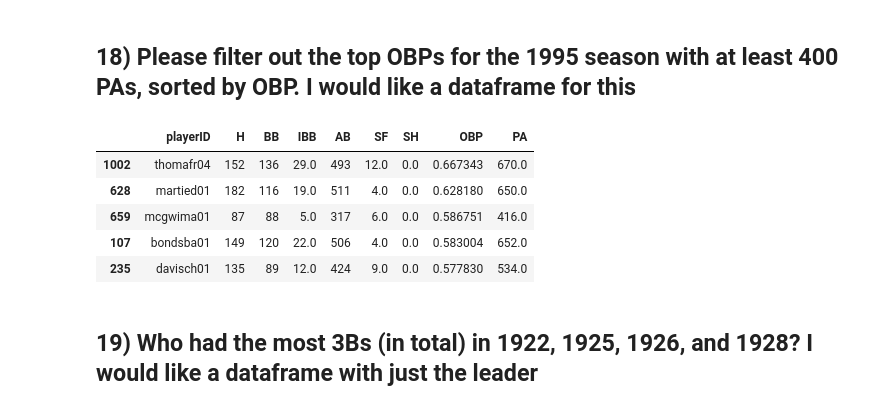
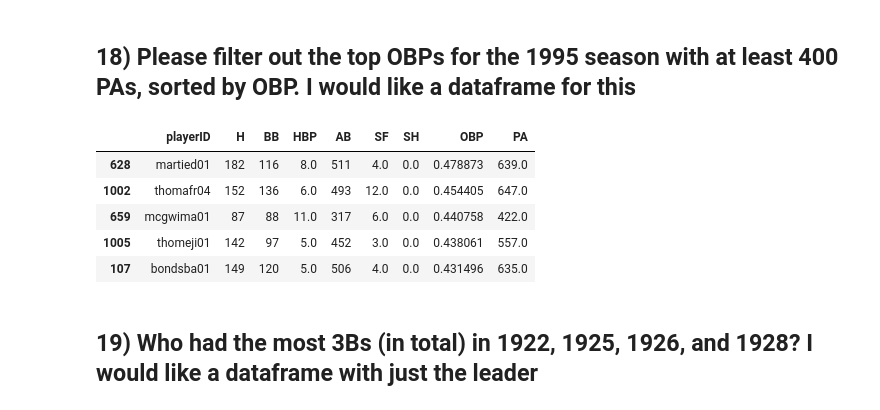
Before and after one commit to chandrakantpandit/BaseballProject, a Jupyter notebook: Pandit_Chandrakant_Assignment1.ipynb, the cells around one changed output. Cells and saved outputs as stored; diff of their text form; code cells hidden in the pictures.

```diff
--- a/Pandit_Chandrakant_Assignment1.ipynb
+++ b/Pandit_Chandrakant_Assignment1.ipynb
@@ -279,18 +287,18 @@ df17[df17.AB >=500].sort_values(by=['AVG'], ascending=False)[:3]
 # %% [markdown]
 ## 18)	Please filter out the top OBPs for the 1995 season with at least 400 PAs, sorted by OBP.  I would like a dataframe for this
 # %%
-df18 = df[df.yearID == 1995][['playerID','H','BB','IBB','AB','SF','SH']].groupby(['playerID'],as_index = False).agg({'H':['sum'],'BB':['sum'],'IBB':['sum'],'AB':['sum'],'SF':['sum'],'SH':['sum']})
+df18 = df[df.yearID == 1995][['playerID','H','BB','HBP','AB','SF','SH']].groupby(['playerID'],as_index = False).agg({'H':['sum'],'BB':['sum'],'HBP':['sum'],'AB':['sum'],'SF':['sum'],'SH':['sum']})
 df18.columns = df18.columns.droplevel(1)
-df18['OBP'] = (df18.H + df18.BB + df18.IBB+df18.SF + df18.SH)/(df18.AB)
-df18['PA'] = (df18.AB + df18.BB + df18.IBB +df18.SF + df18.SH)
+df18['OBP'] = (df18.H + df18.BB + df18.HBP)/(df18.AB + df18.BB + df18.HBP+df18.SF)
+df18['PA'] = (df18.AB + df18.BB + df18.HBP +df18.SF + df18.SH)
 df18[df18.PA >=400].sort_values(by=['OBP'], ascending=False).head()
 # %% [output]
-|  | playerID | H | BB | IBB | AB | SF | SH | OBP | PA |
-| 1002 | thomafr04 | 152 | 136 | 29.0 | 493 | 12.0 | 0.0 | 0.667343 | 670.0 |
-| 628 | martied01 | 182 | 116 | 19.0 | 511 | 4.0 | 0.0 | 0.628180 | 650.0 |
-| 659 | mcgwima01 | 87 | 88 | 5.0 | 317 | 6.0 | 0.0 | 0.586751 | 416.0 |
-| 107 | bondsba01 | 149 | 120 | 22.0 | 506 | 4.0 | 0.0 | 0.583004 | 652.0 |
-| 235 | davisch01 | 135 | 89 | 12.0 | 424 | 9.0 | 0.0 | 0.577830 | 534.0 |
+|  | playerID | H | BB | HBP | AB | SF | SH | OBP | PA |
+| 628 | martied01 | 182 | 116 | 8.0 | 511 | 4.0 | 0.0 | 0.478873 | 639.0 |
+| 1002 | thomafr04 | 152 | 136 | 6.0 | 493 | 12.0 | 0.0 | 0.454405 | 647.0 |
+| 659 | mcgwima01 | 87 | 88 | 11.0 | 317 | 6.0 | 0.0 | 0.440758 | 422.0 |
+| 1005 | thomeji01 | 142 | 97 | 5.0 | 452 | 3.0 | 0.0 | 0.438061 | 557.0 |
+| 107 | bondsba01 | 149 | 120 | 5.0 | 506 | 4.0 | 0.0 | 0.431496 | 635.0 |
 # %% [markdown]
 ## 19)	Who had the most 3Bs (in total) in 1922, 1925, 1926, and 1928?  I would like a dataframe with just the leader
 # %%
```
Also changed, not shown: parts of 11 cells of this notebook.
